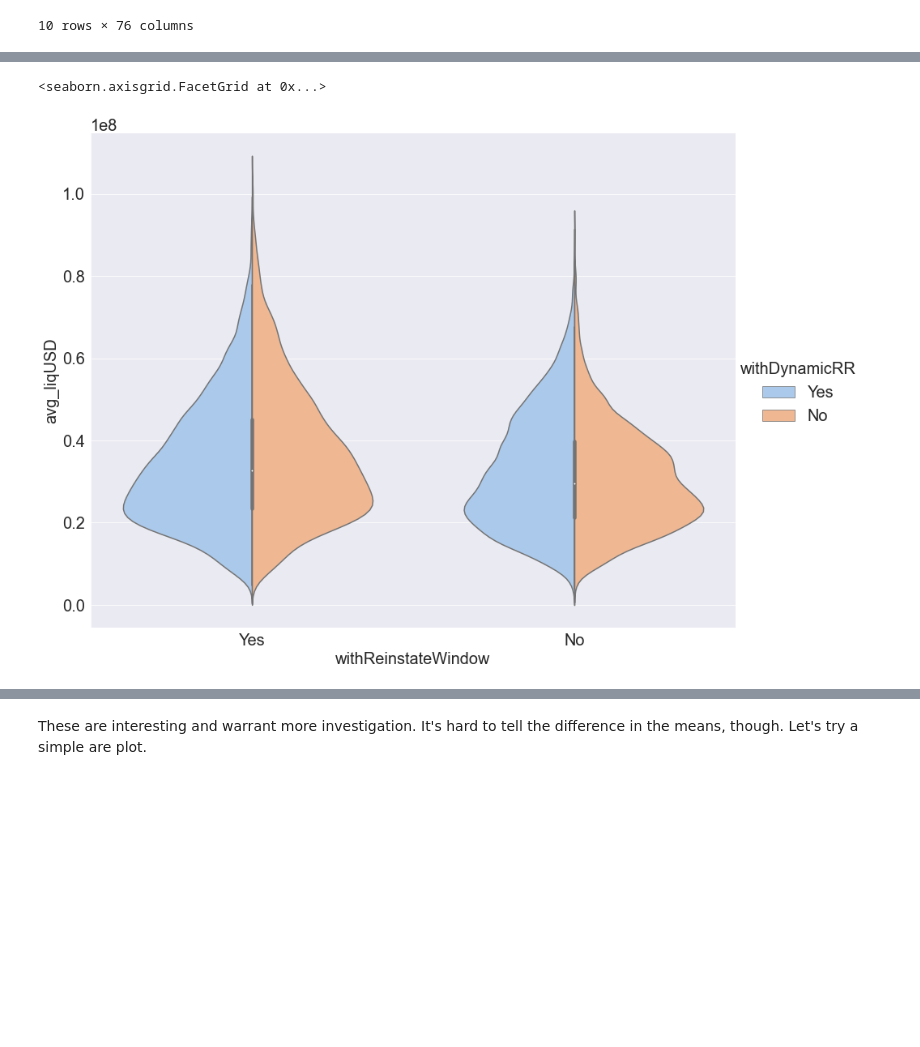
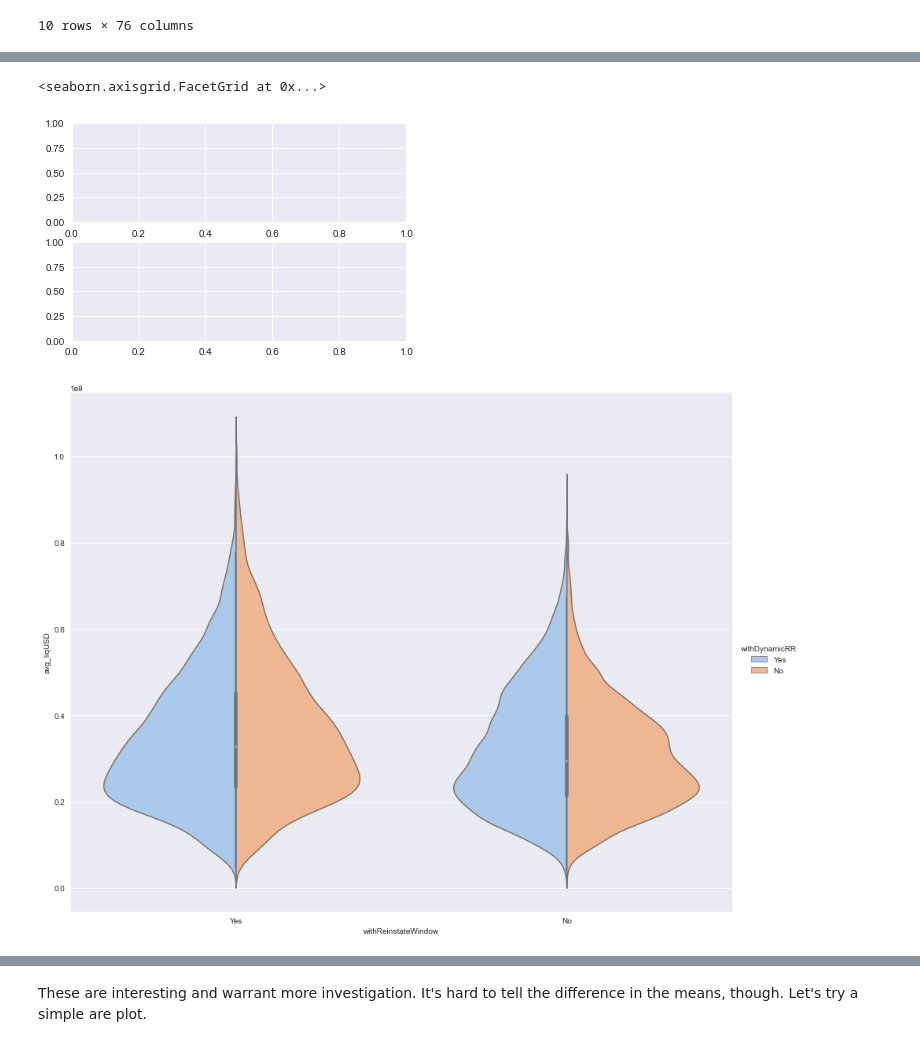
Before and after one commit to EdgeCaser/LiquiditySims, a Jupyter notebook: Stats.ipynb, the cells around one changed output, grey strips where cells are left out. Saved outputs shown, nothing was run; the diff lists cells and outputs as text; code cells hidden in the pictures; blank space fills up the shorter version.

```diff
--- a/Stats.ipynb
+++ b/Stats.ipynb
@@ -49,11 +49,13 @@ Now we look at the impact of Dynamic RR and Reinstate Window on a few key metric
 # %%
+fig, axs = plt.subplots(ncols=1, nrows=2)
 sns.catplot(x="withReinstateWindow", y="avg_liqUSD", hue="withDynamicRR",
             kind="violin", split=True,
             palette="pastel", data=df
             ,height = 10, aspect = 1.25)
 # %% [output]
 <seaborn.axisgrid.FacetGrid at 0x...>
-[figure, old version]
+[figure, new version]
+[figure, added]
 # %%
 print("an interesting way to look at the impact of RR and Reinstate Window on netflow.")
 
```
Also changed, not shown: parts of 15 cells of this notebook, 1 other file.
